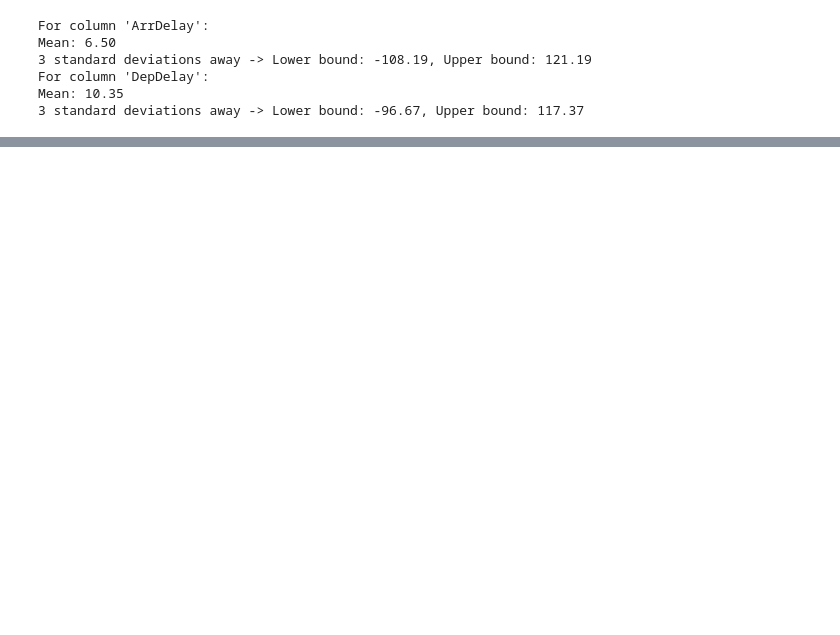
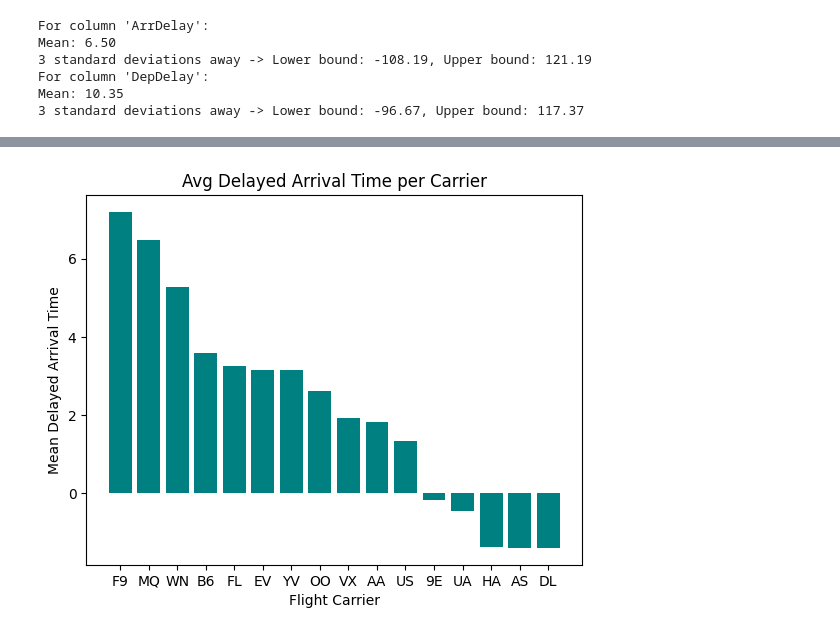
Before and after one commit to jarviscanada/jarvis_data_eng_AhmedAmer, a Jupyter notebook: python_data_analytics/python_data_wrangling/flights_challenge.ipynb, the cells around one changed output, grey strips where cells are left out. Cells and saved outputs as stored; diff of their text form; code cells hidden in the pictures; blank space fills up the shorter version.

Commit message:
Finished flights challenge questions - Python Data Analytics

```diff
--- a/python_data_analytics/python_data_wrangling/flights_challenge.ipynb
+++ b/python_data_analytics/python_data_wrangling/flights_challenge.ipynb
@@ -245,0 +223,15 @@ Maximum:117.00
+# %%
+# Let's find the average arrival delay per carrier
+avg_delay_per_carrier = filtered_df_flights.groupby(filtered_df_flights.Carrier)['ArrDelay'].mean()
+avg_delay_per_carrier = avg_delay_per_carrier.sort_values(ascending=False)
+
+plt.bar(x = avg_delay_per_carrier.index, height=avg_delay_per_carrier, color = 'teal')
+plt.title("Avg Delayed Arrival Time per Carrier")
+plt.xlabel("Flight Carrier")
+plt.ylabel("Mean Delayed Arrival Time")
+
+plt.show()
+
+# Can conclude Carrier F9 has the most delay time on average
+# %% [output]
+[figure, added]
```
Also changed, not shown: parts of 7 cells of this notebook, 1 other file.
